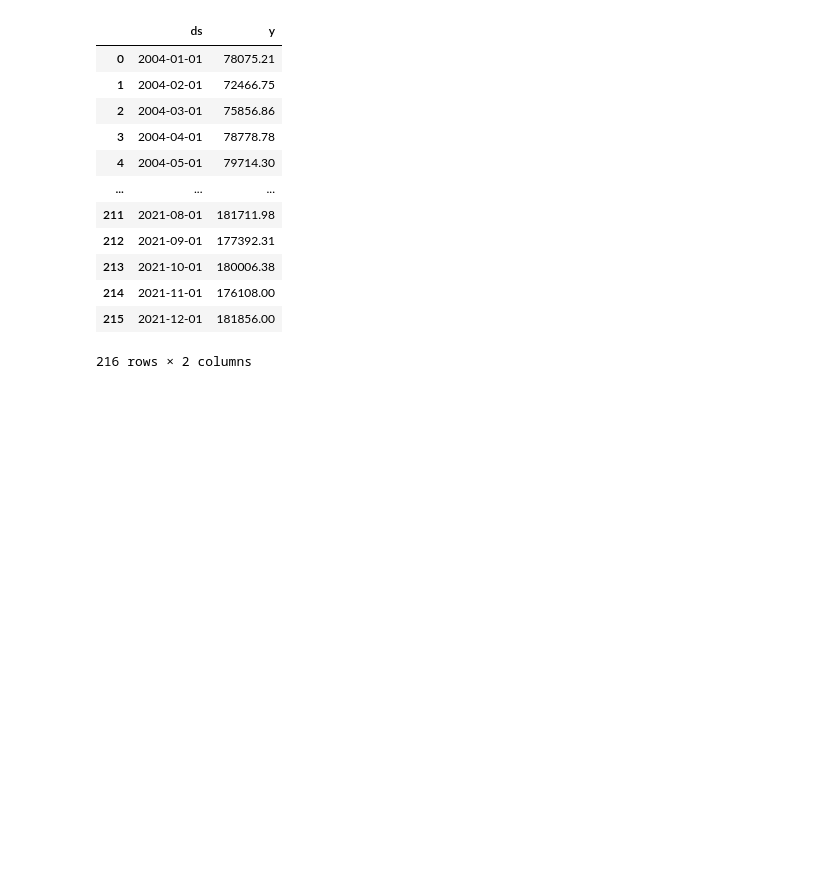
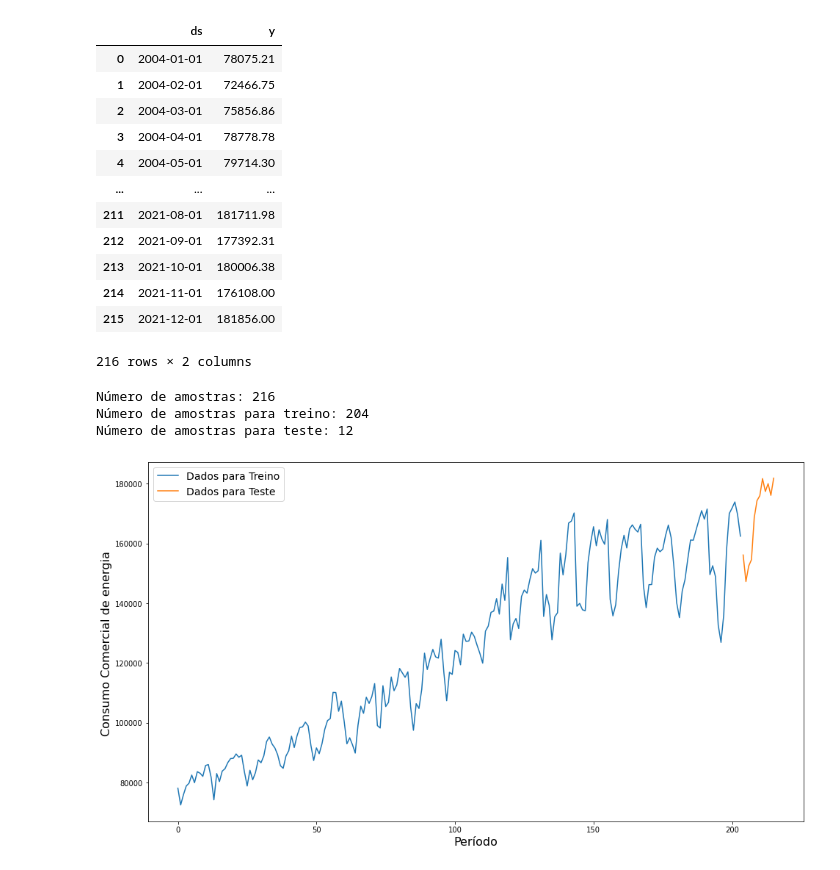
Before and after one commit to nicolycosta/RedesNeurais-SeriesTemporais, a Jupyter notebook: RNIPCA.ipynb, the cells around one changed output. Cells and saved outputs as stored; diff of their text form; code cells hidden in the pictures; blank space fills up the shorter version.

```diff
--- a/RNIPCA.ipynb
+++ b/RNIPCA.ipynb
@@ -85,3 +85,30 @@ serieNova
 | 214 | 2021-11-01 | 176108.00 |
 | 215 | 2021-12-01 | 181856.00 |
 216 rows × 2 columns
+# %%
+nSamples = len(serieNova)
+nTestSamples = 12
+nModelSamples = nSamples - nTestSamples
+
+print(f'Número de amostras: {nSamples}')
+print(f'Número de amostras para treino: {nModelSamples}')
+print(f'Número de amostras para teste: {nTestSamples}')
+
+Train = serieNova.iloc[:nModelSamples]
+Test = serieNova.iloc[nModelSamples:]
+# %% [output]
+Número de amostras: 216
+Número de amostras para treino: 204
+Número de amostras para teste: 12
+# %%
+plt.figure(figsize = (16, 9))
+
+plt.plot(Train['y'], label = 'Dados para Treino')
+plt.plot(Test['y'], label = 'Dados para Teste')
+plt.legend(loc = 'upper left', prop = {'size': 14})
+plt.xlabel('Período',fontsize=16)
+plt.ylabel('Consumo Comercial de energia ',fontsize=16)
+
+plt.show()
+# %% [output]
+[figure, added]
```
